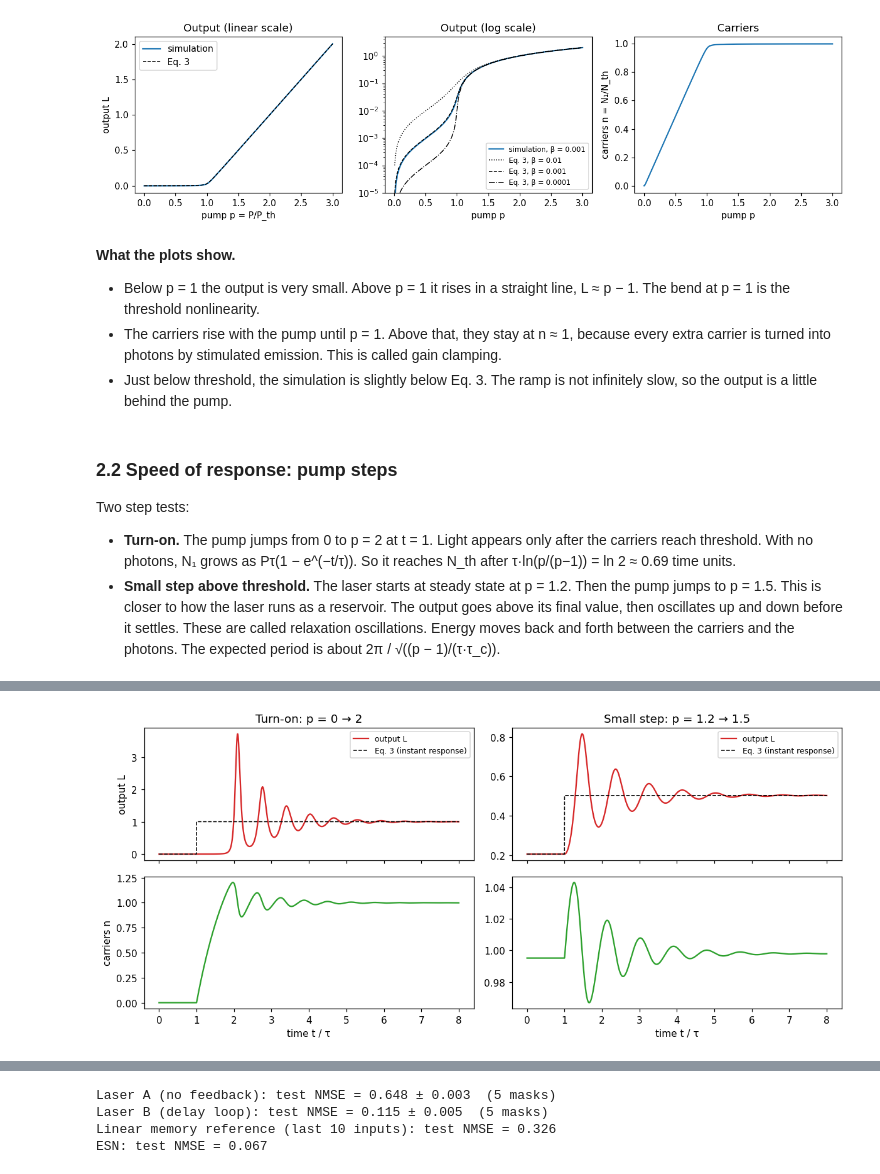
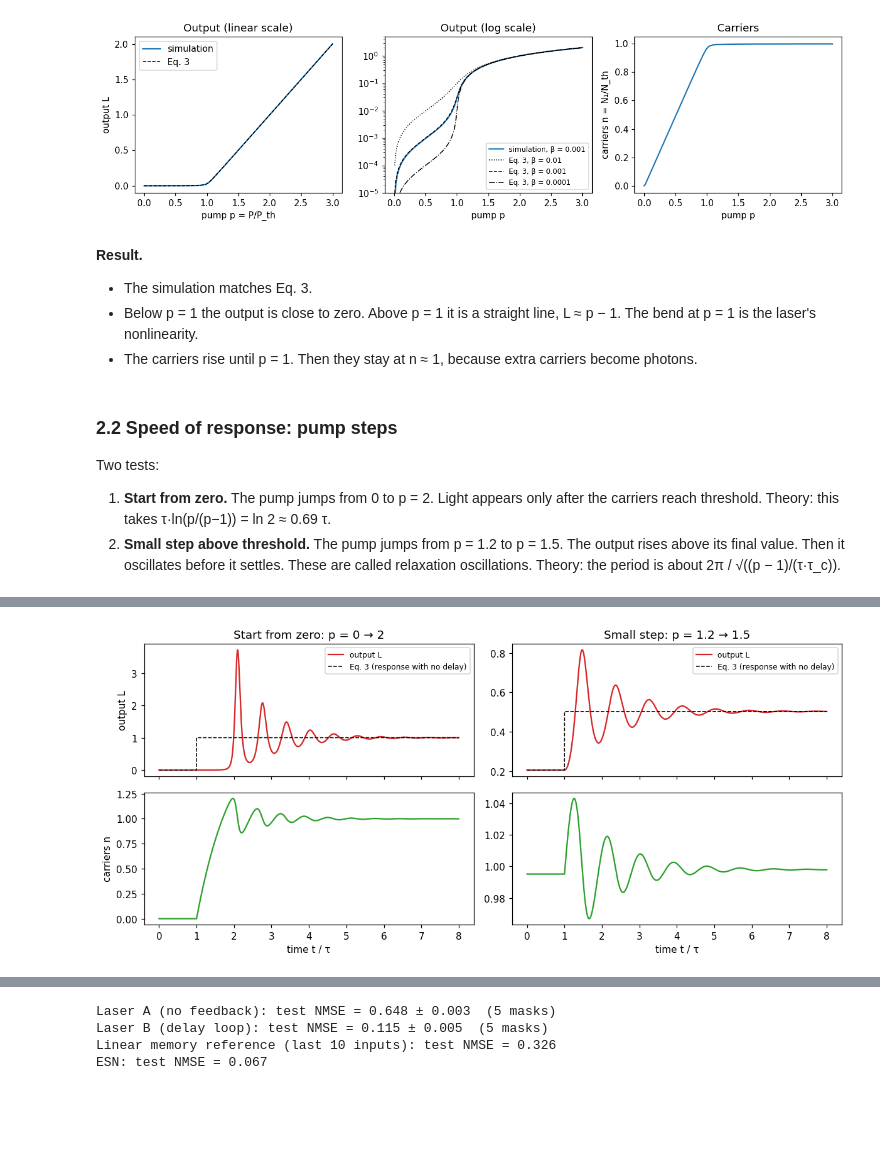
Before and after one commit to lakshsarda137/laser-reservoir-computing, a Jupyter notebook: laser_reservoir.ipynb, the cells around one changed output, grey strips where cells are left out. Cells and saved outputs as stored; diff of their text form; code cells hidden in the pictures; blank space fills up the shorter version.

```diff
--- a/laser_reservoir.ipynb
+++ b/laser_reservoir.ipynb
@@ -101,7 +126,7 @@ W_out = (FᵀF + αI)⁻¹ Fᵀd, where each row of F is [x(k), u(k), 1].
 def make_esn(n_nodes, spectral_radius, input_scale, seed, density=0.1, bias_scale=0.1):
     rng = np.random.default_rng(seed)
     W = rng.uniform(-1, 1, (n_nodes, n_nodes))
-    W *= rng.random((n_nodes, n_nodes)) < density   # keep ~10% of connections
+    W *= rng.random((n_nodes, n_nodes)) < density   # keep about 10% of the weights
     W *= spectral_radius / np.max(np.abs(np.linalg.eigvals(W)))
     W_in = rng.uniform(-input_scale, input_scale, n_nodes)
     b = rng.uniform(-bias_scale, bias_scale, n_nodes)
@@ -109,7 +134,7 @@ def make_esn(n_nodes, spectral_radius, input_scale, seed, density=0.1, bias_scal
 
 
 def run_esn(W, W_in, b, u):
-    """Drive the ESN with input u. Return the state matrix, one row per step."""
+    """Run the ESN on input u. Return the state matrix, one row per step."""
     x = np.zeros(W.shape[0])
     states = np.zeros((len(u), W.shape[0]))
     for k in range(len(u)):
@@ -288,27 +320,27 @@ p = 1.5: simulated L = 0.5026, Eq. 3 gives 0.5030
 p = 2.5: simulated L = 1.5015, Eq. 3 gives 1.5017
 [figure]
 # %% [markdown]
-**What the plots show.**
-- Below p = 1 the output is very small. Above p = 1 it rises in a straight line, L ≈ p − 1. The bend at p = 1 is the threshold nonlinearity.
-- The carriers rise with the pump until p = 1. Above that, they stay at n ≈ 1, because every extra carrier is turned into photons by stimulated emission. This is called gain clamping.
-- Just below threshold, the simulation is slightly below Eq. 3. The ramp is not infinitely slow, so the output is a little behind the pump.
+**Result.**
+- The simulation matches Eq. 3.
+- Below p = 1 the output is close to zero. Above p = 1 it is a straight line, L ≈ p − 1. The bend at p = 1 is the laser's nonlinearity.
+- The carriers rise until p = 1. Then they stay at n ≈ 1, because extra carriers become photons.
 # %% [markdown]
 ### 2.2 Speed of response: pump steps
 
-Two step tests:
-- **Turn-on.** The pump jumps from 0 to p = 2 at t = 1. Light appears only after the carriers reach threshold. With no photons, N₁ grows as Pτ(1 − e^(−t/τ)). So it reaches N_th after τ·ln(p/(p−1)) = ln 2 ≈ 0.69 time units.
-- **Small step above threshold.** The laser starts at steady state at p = 1.2. Then the pump jumps to p = 1.5. This is closer to how the laser runs as a reservoir. The output goes above its final value, then oscillates up and down before it settles. These are called relaxation oscillations. Energy moves back and forth between the carriers and the photons. The expected period is about 2π / √((p − 1)/(τ·τ_c)).
+Two tests:
+1. **Start from zero.** The pump jumps from 0 to p = 2. Light appears only after the carriers reach threshold. Theory: this takes τ·ln(p/(p−1)) = ln 2 ≈ 0.69 τ.
+2. **Small step above threshold.** The pump jumps from p = 1.2 to p = 1.5. The output rises above its final value. Then it oscillates before it settles. These are called relaxation oscillations. Theory: the period is about 2π / √((p − 1)/(τ·τ_c)).
 # %%
 from scipy.signal import find_peaks
 
 t_step = np.arange(0, 8, DT)
 
-# Turn-on from zero
+# Start from zero
 p_on = np.where(t_step < 1, 0.0, 2.0)
 N_on, q_on = simulate_laser(p_on * P_TH)
 t_threshold = t_step[np.argmax(N_on >= N_TH)]
-print(f"Turn-on: carriers reach threshold {t_threshold - 1:.3f} after the step (expected ln 2 = {np.log(2):.3f})")
-print(f"         output reaches half its final value {t_step[np.argmax(BETA * q_on > 0.5)] - 1:.3f} after the step")
+print(f"From zero: carriers reach threshold {t_threshold - 1:.3f} after the step (expected ln 2 = {np.log(2):.3f})")
+print(f"           output reaches half its final value {t_step[np.argmax(BETA * q_on > 0.5)] - 1:.3f} after the step")
 
 # Small step, starting from the steady state at p = 1.2
 p_small = np.where(t_step < 1, 1.2, 1.5)
@@ -320,10 +352,10 @@ print(f"Small step: oscillation period = {np.mean(np.diff(t_step[after][peaks][:
       f"(expected {2 * np.pi / np.sqrt(0.5 / (TAU * TAU_C)):.3f})")
 
 fig, ax = plt.subplots(2, 2, figsize=(11, 5), sharex=True)
-for col, (p, N, q, title) in enumerate([(p_on, N_on, q_on, "Turn-on: p = 0 → 2"),
+for col, (p, N, q, title) in enumerate([(p_on, N_on, q_on, "Start from zero: p = 0 → 2"),
                                         (p_small, N_small, q_small, "Small step: p = 1.2 → 1.5")]):
     ax[0, col].plot(t_step, BETA * q, color="C3", label="output L")
-    ax[0, col].plot(t_step, steady_output(p), "k--", lw=1, label="Eq. 3 (instant response)")
+    ax[0, col].plot(t_step, steady_output(p), "k--", lw=1, label="Eq. 3 (response with no delay)")
     ax[0, col].set_title(title); ax[0, col].legend(fontsize=8)
     ax[1, col].plot(t_step, N / N_TH, color="C2")
     ax[1, col].set_xlabel("time t / τ")
@@ -335,3 +367,3 @@ Turn-on: carriers reach threshold 0.695 after the step (expected ln 2 = 0.693)
 Small step: oscillation period = 0.890 (expected 0.889)
-[figure, old version]
+[figure, new version]
 # %% [markdown]
```
Also changed, not shown: parts of 35 cells of this notebook.
